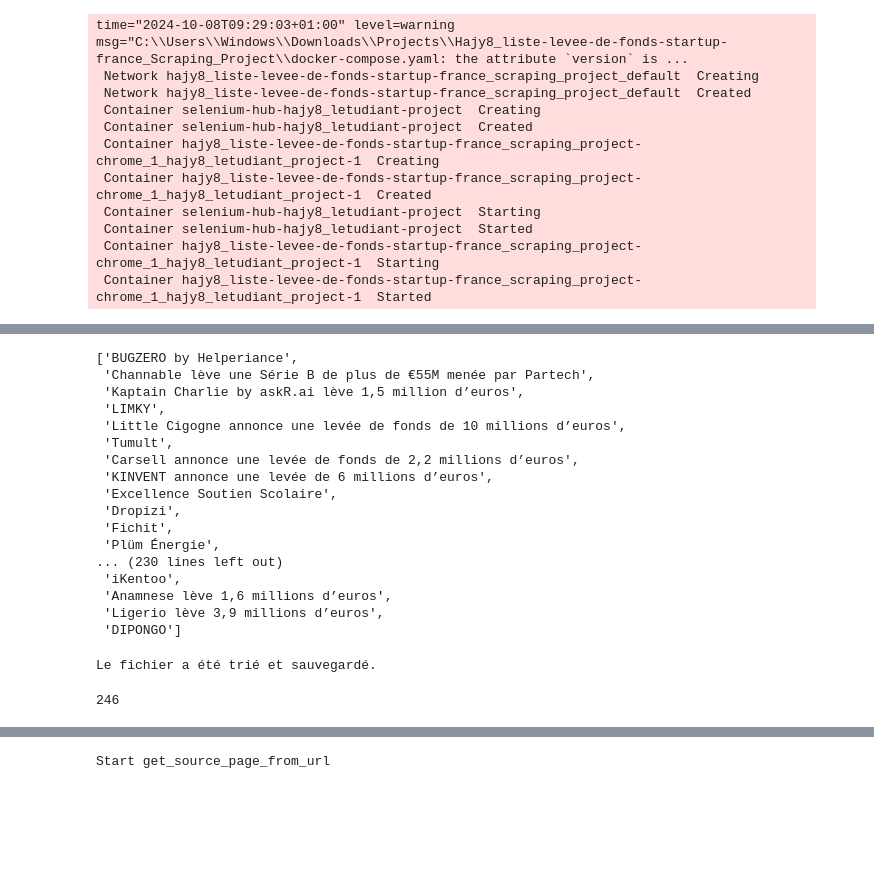
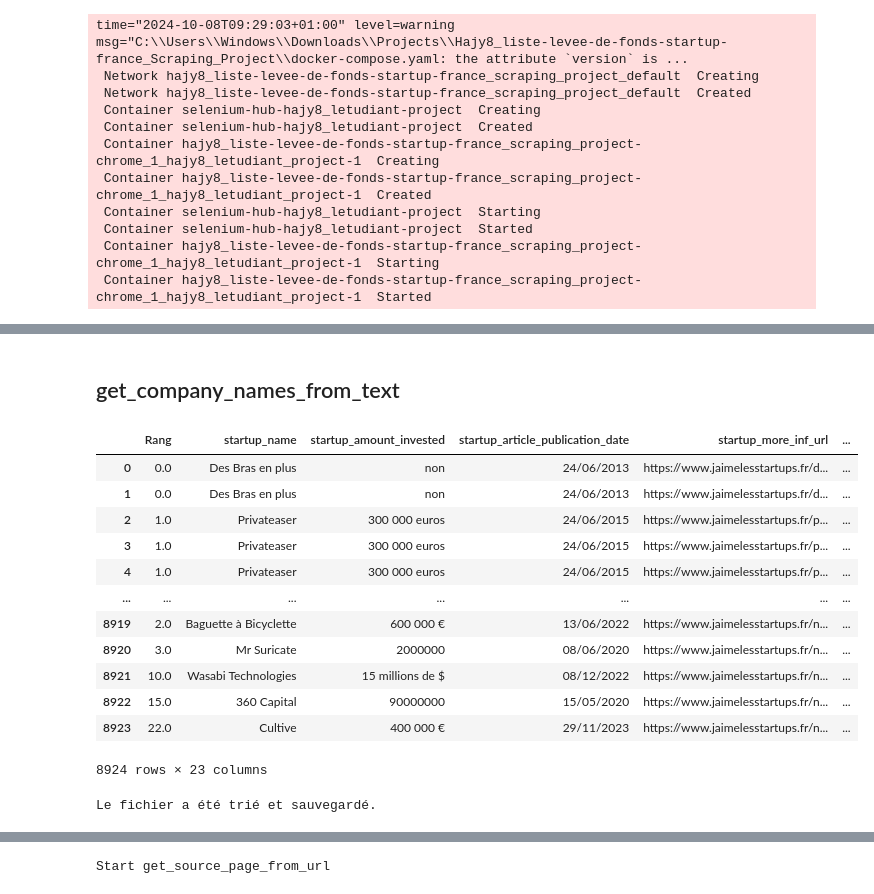
Before and after one commit to AbdelghaffourMouhsine/Hajy8_liste-levee-de-fonds-startup-france_Scraping_Project, a Jupyter notebook: main.ipynb, the cells around one changed output, grey strips where cells are left out. Drawn from its saved outputs; the diff is of its cells as text; code cells hidden in the pictures; blank space fills up the shorter version.

```diff
--- a/main.ipynb
+++ b/main.ipynb
@@ -237,31 +267,3 @@ if __name__ == "__main__":
-# %%
-import pandas as pd
-import csv
-
-# Increase the field size limit
-csv.field_size_limit(2**31 - 1)
-
-file_path = 'results/startups'
-
-df = pd.read_csv(f'{file_path}_with_more_inf_99999.csv')
-
-list(df[df['profiles'].isna()]['startup_name'])
-# %% [output]
-['BUGZERO by Helperiance',
- 'Channable lève une Série B de plus de €55M menée par Partech',
- 'Kaptain Charlie by askR.ai lève 1,5 million d’euros',
- 'LIMKY',
- 'Little Cigogne annonce une levée de fonds de 10 millions d’euros',
- 'Tumult',
- 'Carsell annonce une levée de fonds de 2,2 millions d’euros',
- 'KINVENT annonce une levée de 6 millions d’euros',
- 'Excellence Soutien Scolaire',
- 'Dropizi',
- 'Fichit',
- 'Plüm Énergie',
-... (230 lines left out)
- 'iKentoo',
- 'Anamnese lève 1,6 millions d’euros',
- 'Ligerio lève 3,9 millions d’euros',
- 'DIPONGO']
+# %% [markdown]
+## get_company_names_from_text
 # %%
@@ -516,4 +279,38 @@ list(df[df['profiles'].isna()]['startup_name'])
 }
+# %%
+import pandas as pd
+import csv
+
+# Increase the field size limit
+csv.field_size_limit(2**31 - 1)
+
+file_path = 'results/startups'
+
+df = pd.read_csv(f'{file_path}_A2_without_duplicates_with_checked_names.csv')
+
+def get_names_from_text(text):
+    new_value = names_from_text.get(text)
+    return new_value if new_value else text
+
+df['startup_name'] = df['startup_name'].apply(get_names_from_text)
+
+df.to_csv(f'{file_path}_A2_without_duplicates_with_checked_names.csv', index=False, encoding='utf-8-sig')
+
+df
+# %% [output]
+|  | Rang | startup_name | startup_amount_invested | startup_article_publication_date | startup_more_inf_url | ... |
+| 0 | 0.0 | Des Bras en plus | non | 24/06/2013 | https://www.jaimelesstartups.fr/d... | ... |
+| 1 | 0.0 | Des Bras en plus | non | 24/06/2013 | https://www.jaimelesstartups.fr/d... | ... |
+| 2 | 1.0 | Privateaser | 300 000 euros | 24/06/2015 | https://www.jaimelesstartups.fr/p... | ... |
+| 3 | 1.0 | Privateaser | 300 000 euros | 24/06/2015 | https://www.jaimelesstartups.fr/p... | ... |
+| 4 | 1.0 | Privateaser | 300 000 euros | 24/06/2015 | https://www.jaimelesstartups.fr/p... | ... |
+| ... | ... | ... | ... | ... | ... | ... |
+| 8919 | 2.0 | Baguette à Bicyclette | 600 000 € | 13/06/2022 | https://www.jaimelesstartups.fr/n... | ... |
+| 8920 | 3.0 | Mr Suricate | 2000000 | 08/06/2020 | https://www.jaimelesstartups.fr/n... | ... |
+| 8921 | 10.0 | Wasabi Technologies | 15 millions de $ | 08/12/2022 | https://www.jaimelesstartups.fr/n... | ... |
+| 8922 | 15.0 | 360 Capital | 90000000 | 15/05/2020 | https://www.jaimelesstartups.fr/n... | ... |
+| 8923 | 22.0 | Cultive | 400 000 € | 29/11/2023 | https://www.jaimelesstartups.fr/n... | ... |
+8924 rows × 23 columns
 # %%
 import pandas as pd
 import numpy as np
@@ -533,7 +330,3 @@ df.to_csv(f'{file_path}_with_more_inf_99999.csv', index=False)
 print("Le fichier a été trié et sauvegardé.")
 # %% [output]
 Le fichier a été trié et sauvegardé.
-# %%
-1322 - 1076
-# %% [output]
-246
```
Also changed, not shown: parts of 27 cells of this notebook, 1 other file.
